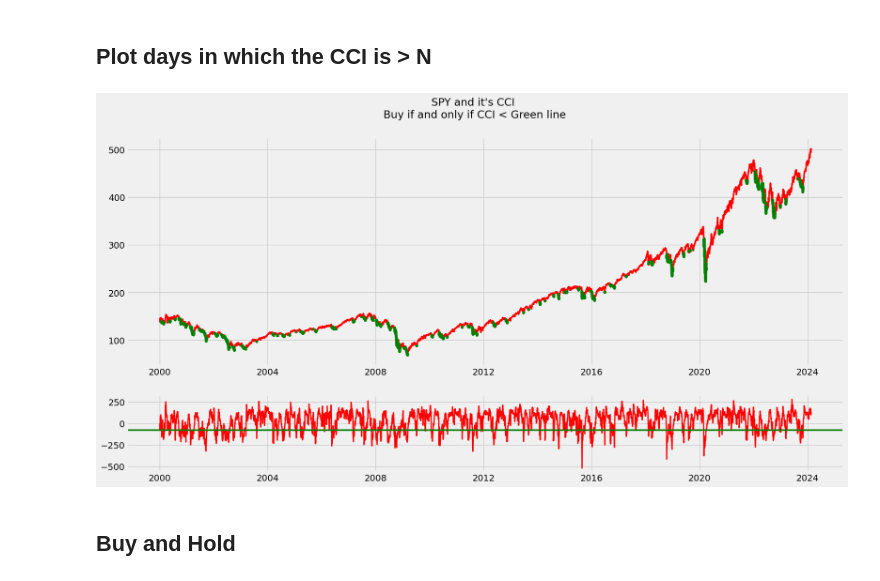
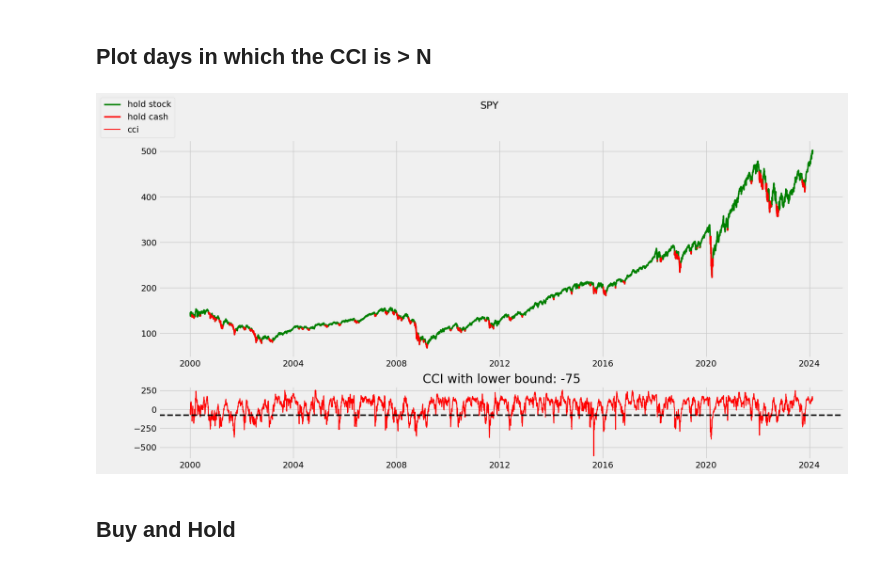
Before and after one commit to alik604/algorithmic-trading, a Jupyter notebook: stock_algo_trading_CCI.ipynb, the cells around one changed output. Drawn from its saved outputs; the diff is of its cells as text; code cells hidden in the pictures.

Commit message:
Clean and correct stock_algo_trading_CCI

```diff
--- a/stock_algo_trading_CCI.ipynb
+++ b/stock_algo_trading_CCI.ipynb
@@ -42,16 +39,16 @@ df.head(3)
 # %%
 C = 0.015 # 0.015
-cci2 = ta.trend.cci(high=df.High, low=df.Low, close=df.Close, window=20, constant=C, fillna=True) # 'n' is now 'window'; 'c' is not 'constant'... damn API changes. current version on ta broke several notebooks. This is why I rerun past code every few years
-cci3 = ta.trend.cci(high=df.High, low=df.Low, close=df.Close, window=30, constant=C, fillna=True)
-cci4 = ta.trend.cci(high=df.High, low=df.Low, close=df.Close, window=40, constant=C, fillna=True)
+cci1 = ta.trend.cci(high=df.High, low=df.Low, close=df.Close, window=20, constant=C, fillna=True) # 'n' is now 'window'; 'c' is not 'constant'... damn API changes. current version on ta broke several notebooks. This is why I rerun past code every few years
+cci2 = ta.trend.cci(high=df.High, low=df.Low, close=df.Close, window=40, constant=C, fillna=True)
+cci3 = ta.trend.cci(high=df.High, low=df.Low, close=df.Close, window=60, constant=C, fillna=True)
 
 
 fig, axs = plt.subplots(3, figsize=(12,6))
-fig.suptitle('Compare Window size window')
+_=fig.suptitle('Compare Window size window')
 
 
-_=axs[0].plot(cci2, color='r', linewidth=2.5) #, alpha = 1.0)
-_=axs[1].plot(cci3, color='k', linewidth=2.5) #, alpha = 1.0)
-_=axs[2].plot(cci4, color='b', linewidth=2.5) #, alpha = 0.85)
+_=axs[0].plot(cci1, color='r', linewidth=2.5) #, alpha = 1.0)
+_=axs[1].plot(cci2, color='k', linewidth=2.5) #, alpha = 1.0)
+_=axs[2].plot(cci3, color='b', linewidth=2.5) #, alpha = 0.85)
 plt.show()
 # %% [output]
@@ -60,5 +56,5 @@ Text(0.5, 0.98, 'Compare Window size window')
 # %%
-df["cci"] = cci4
+df["cci"] = cci3
 df.head(5)
 # %% [output]
 |  | Open | High | Low | Close | Adj Close | Volume | MA | cci |
@@ -71,33 +67,33 @@ df.head(5)
 # %% [markdown]
 ## Plot days in which the CCI is > N
 # %%
-def plot_stock_cci_over_under(lowerBound=-100, upperBound=100, dataset=df):
+def plot(lowerBound=-100, upperBound=float('inf'), dataset=df):
     #dataset = dataset.copy()
     tmp = dataset[(dataset['cci'] > lowerBound) & (dataset['cci'] < upperBound)]
     a = set(dataset.index.values)
     b = set(tmp.index.values)
     idx_in_market = list(a-b)
 
-    dataset['day_in_market'] = dataset.loc[idx_in_market].sort_index()['Close']
-
-#     dataset[['Close', 'day_in_market']].plot(figsize=(18, 6), title='You only buy more stock on the blue days. Never sell')
+    dataset['day_not_in_market'] = dataset.loc[idx_in_market].sort_index()['Close']
 
     fig, axs = plt.subplots(2, gridspec_kw={'height_ratios': [3, 1]}) # , figsize=(24, 9)
-    fig.suptitle(f"{STOCK.upper()} and it's CCI\n Buy if and only if CCI < Green line")
+    fig.suptitle(f"{STOCK.upper()}")
     fig.set_figheight(9)
     fig.set_figwidth(18)
-    axs[0].plot(dataset['Close'], color='red', linewidth=2.5, label='price') #, alpha = 1.0)
-    axs[0].plot(dataset['day_in_market'], color='green', linewidth=4.5, label='day_in_market') #, alpha = 1.0)
-    axs[1].plot(dataset['cci'], color='red', linewidth=2.0, label='cci') #, alpha = 1.0)
-    axs[1].axhline(lowerBound, linewidth=2.5, color="green")
+    axs[0].plot(dataset['Close'], color='green', linewidth=2.5, label='hold stock') #, alpha = 1.0)
+    axs[0].plot(dataset['day_not_in_market'], color='red', linewidth=2.5, label='hold cash') #, alpha = 1.0)
+    axs[1].plot(dataset['cci'], color='red', linewidth=1.5, label='cci') #, alpha = 1.0)
+    axs[1].axhline(lowerBound, linewidth=2.5, color="black", linestyle="--")
+    if upperBound != float('inf'):
+        axs[1].axhline(upperBound, linewidth=2.5, color="black", linestyle="--")
+    #set sub title
+    axs[1].title.set_text(f"CCI with lower bound: {lowerBound}")
 
+    fig.legend(loc="upper left")
 
-#     plt.legend()
-#     fig.show()
-
-plot_stock_cci_over_under(-75, float('inf'))
+plot(lowerBound=-75)
 # %% [output]
-[figure, old version]
+[figure, new version]
 # %% [markdown]
 ## Buy and Hold
 # %%
```
Also changed, not shown: parts of 15 cells of this notebook.
